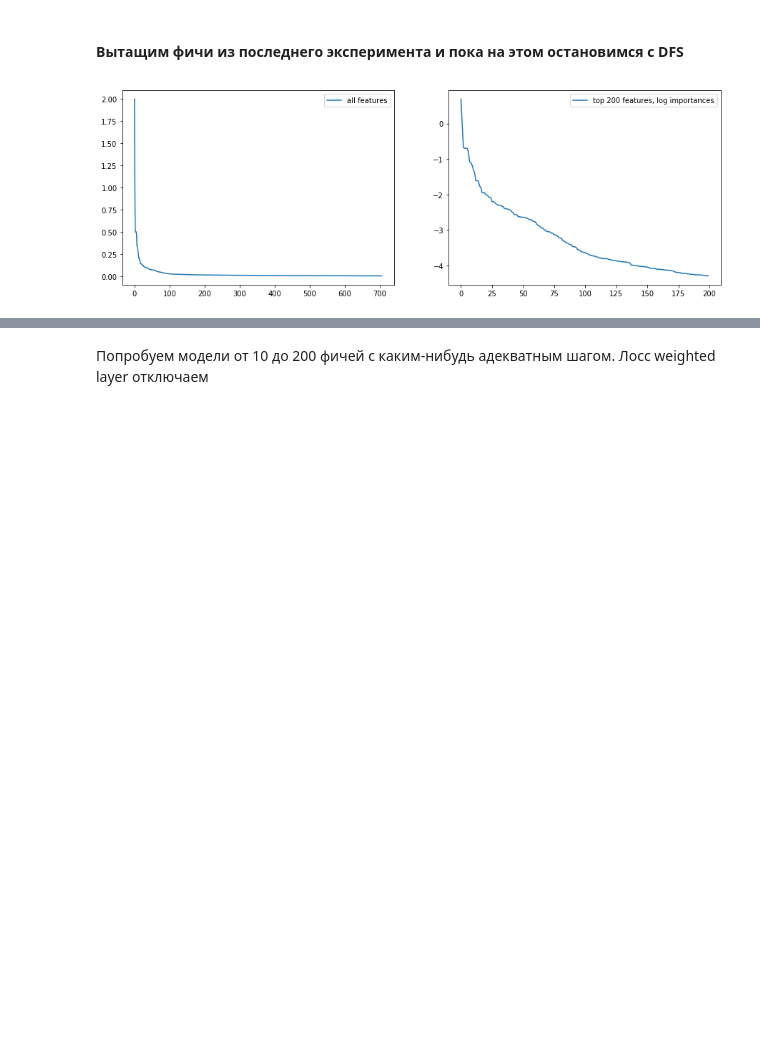
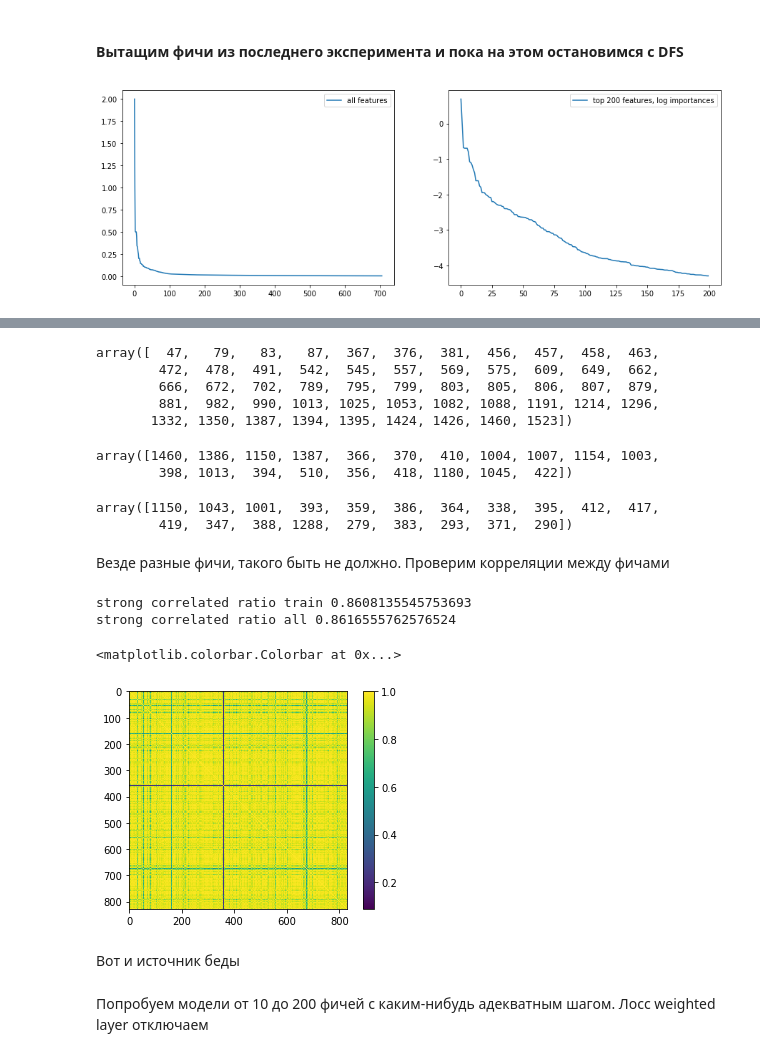
Before and after one commit to rykachevskiy/insilico_test, a Jupyter notebook: src/main.ipynb, the cells around one changed output, grey strips where cells are left out. Drawn from its saved outputs; the diff is of its cells as text; code cells hidden in the pictures; blank space fills up the shorter version.

```diff
--- a/src/main.ipynb
+++ b/src/main.ipynb
@@ -800,3 +832,38 @@ plot_rank(DFS_features_array_increased_r[1])
+# %%
+lasso_features
+# %% [output]
+array([  47,   79,   83,   87,  367,  376,  381,  456,  457,  458,  463,
+        472,  478,  491,  542,  545,  557,  569,  575,  609,  649,  662,
+        666,  672,  702,  789,  795,  799,  803,  805,  806,  807,  879,
+        881,  982,  990, 1013, 1025, 1053, 1082, 1088, 1191, 1214, 1296,
+       1332, 1350, 1387, 1394, 1395, 1424, 1426, 1460, 1523])
+# %%
+dfs_features[:20]
+# %% [output]
+array([1460, 1386, 1150, 1387,  366,  370,  410, 1004, 1007, 1154, 1003,
+        398, 1013,  394,  510,  356,  418, 1180, 1045,  422])
+# %%
+dfs_strong_regularization[:20]
+# %% [output]
+array([1150, 1043, 1001,  393,  359,  386,  364,  338,  395,  412,  417,
+        419,  347,  388, 1288,  279,  383,  293,  371,  290])
+# %% [markdown]
+Везде разные фичи, такого быть не должно. Проверим корреляции между фичами
+# %%
+print("strong correlated ratio train", (np.corrcoef(X_tr) > 0.9).sum() / X_tr.shape[0] ** 2)
+print("strong correlated ratio all", (np.corrcoef(X) > 0.9).sum() / X.shape[0] ** 2)
+# %% [output]
+strong correlated ratio train 0.8608135545753693
+strong correlated ratio all 0.8616555762576524
+# %%
+f = plt.Figure(figsize = (12,12))
+plt.imshow(np.corrcoef(X_tr))
+plt.colorbar()
+# %% [output]
+<matplotlib.colorbar.Colorbar at 0x...>
+[figure, added]
+# %% [markdown]
+Вот и источник беды
 # %% [markdown]
 Попробуем модели от 10 до 200 фичей с каким-нибудь адекватным шагом. Лосс weighted layer отключаем
 # %%
```
Also changed, not shown: parts of 6 cells of this notebook.
